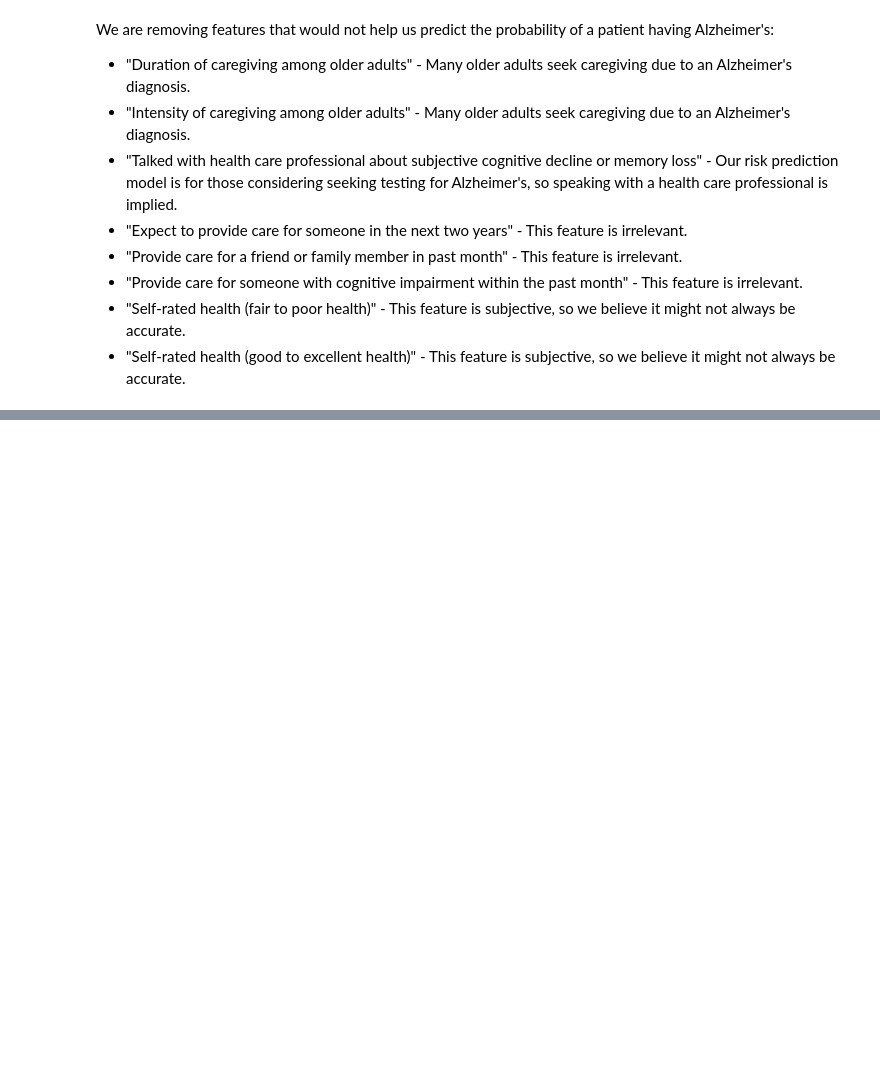
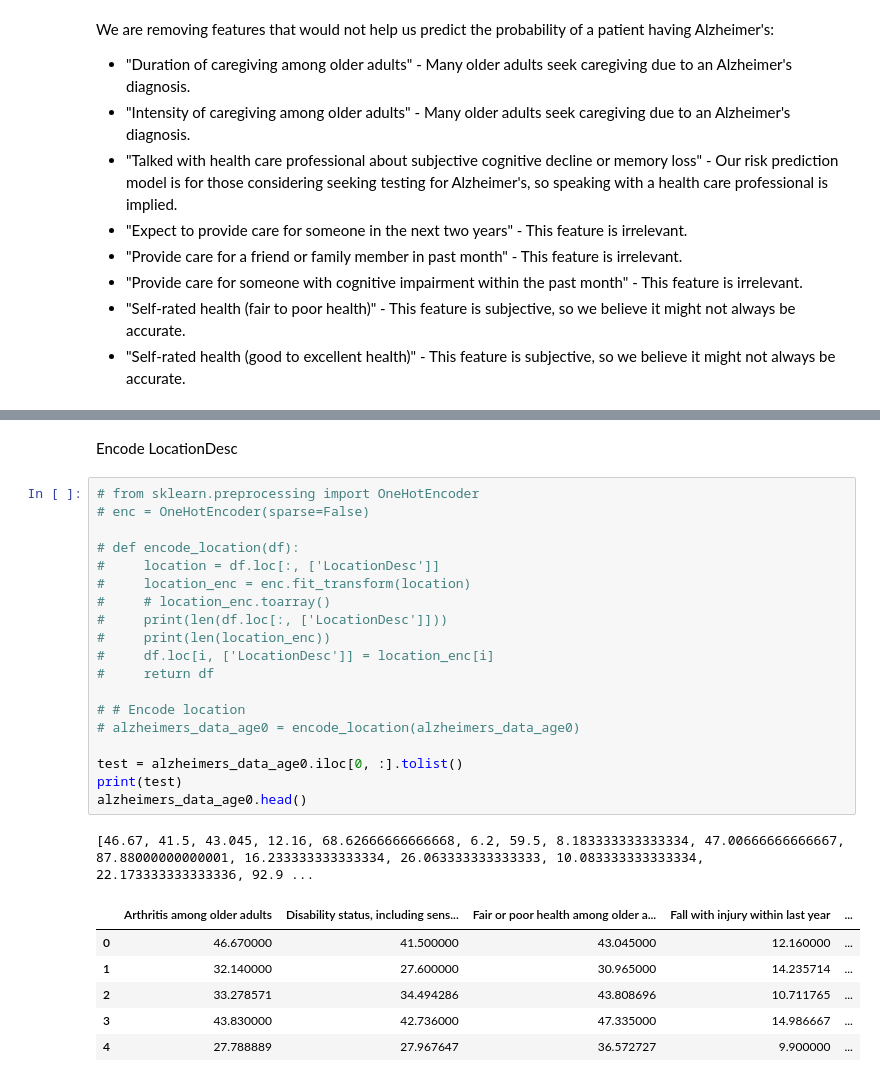
Before and after one commit to ashleythorlin/Risk-Prediction-For-Alzheimers, a Jupyter notebook: MLModeling.ipynb, the cells around one changed output, grey strips where cells are left out. Saved outputs shown, nothing was run; the diff lists cells and outputs as text; blank space fills up the shorter version.

```diff
--- a/MLModeling.ipynb
+++ b/MLModeling.ipynb
@@ -126,0 +201,29 @@ We are removing features that would not help us predict the probability of a pat
+# %% [markdown]
+Encode LocationDesc
+# %%
+# from sklearn.preprocessing import OneHotEncoder
+# enc = OneHotEncoder(sparse=False)
+
+# def encode_location(df):
+#     location = df.loc[:, ['LocationDesc']]
+#     location_enc = enc.fit_transform(location)
+#     # location_enc.toarray()
+#     print(len(df.loc[:, ['LocationDesc']]))
+#     print(len(location_enc))
+#     df.loc[i, ['LocationDesc']] = location_enc[i]
+#     return df
+
+# # Encode location
+# alzheimers_data_age0 = encode_location(alzheimers_data_age0)
+
+test = alzheimers_data_age0.iloc[0, :].tolist()
+print(test)
+alzheimers_data_age0.head()
+# %% [output]
+[46.67, 41.5, 43.045, 12.16, 68.62666666666668, 6.2, 59.5, 8.183333333333334, 47.00666666666667, 87.88000000000001, 16.233333333333334, 26.063333333333333, 10.083333333333334, 22.173333333333336, 92.9 ...
+|  | Arthritis among older adults | Disability status, including sens... | Fair or poor health among older a... | Fall with injury within last year | ... |
+| 0 | 46.670000 | 41.500000 | 43.045000 | 12.160000 | ... |
+| 1 | 32.140000 | 27.600000 | 30.965000 | 14.235714 | ... |
+| 2 | 33.278571 | 34.494286 | 43.808696 | 10.711765 | ... |
+| 3 | 43.830000 | 42.736000 | 47.335000 | 14.986667 | ... |
+| 4 | 27.788889 | 27.967647 | 36.572727 | 9.900000 | ... |
```
Also changed, not shown: parts of 10 cells of this notebook.
